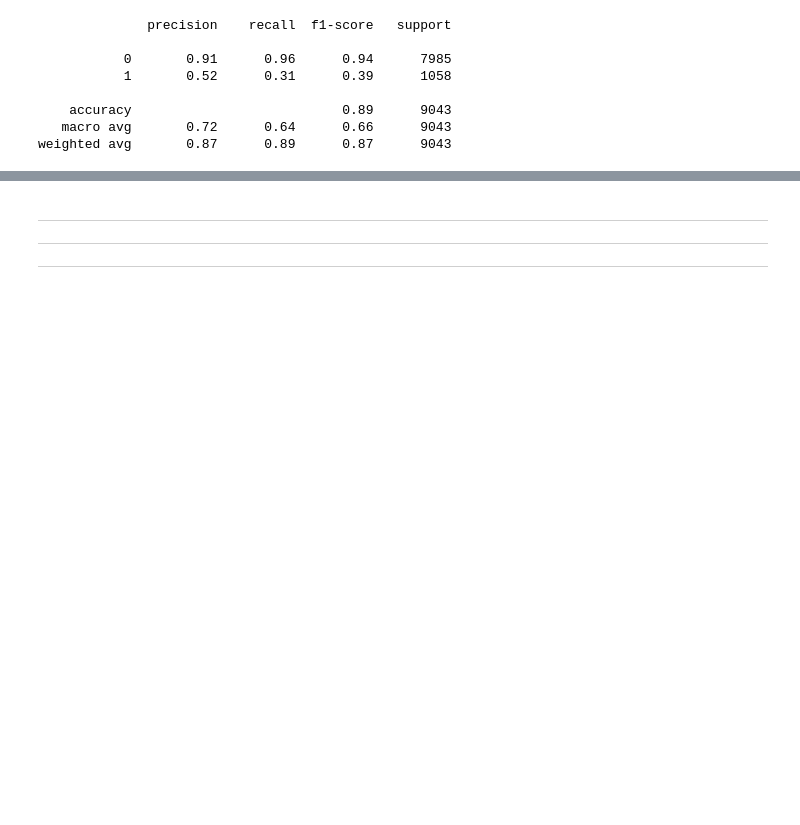
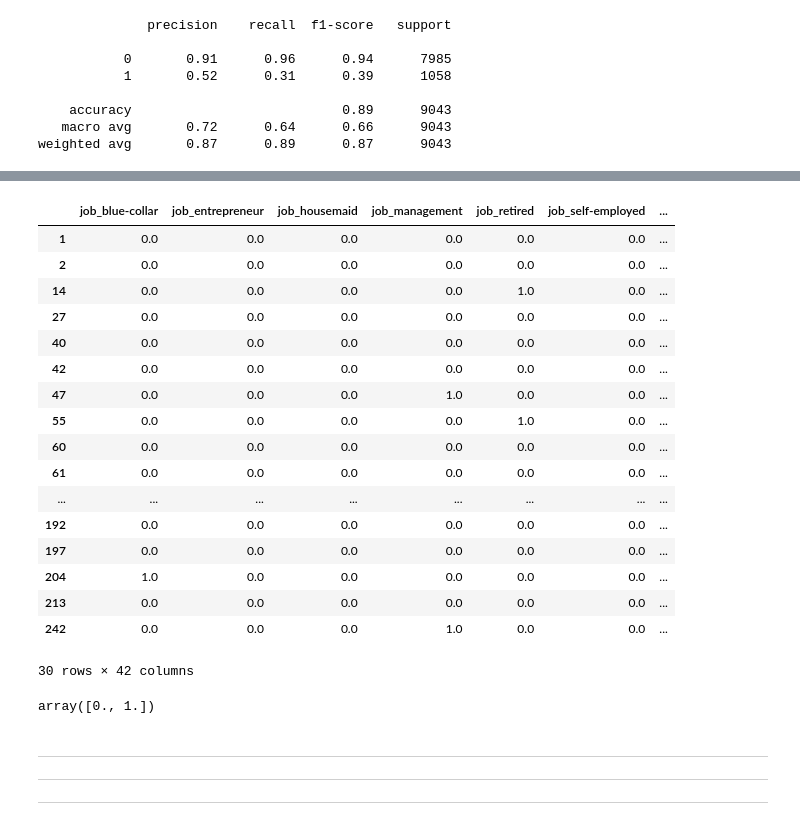
Before and after one commit to patriciacatandi/Lets_Code_DS_Degree_Alunos_ML, a Jupyter notebook: Módulo 9 - Machine Learning I/6_Bagging_Boosting/Random Forest.ipynb, the cells around one changed output, grey strips where cells are left out. Drawn from its saved outputs; the diff is of its cells as text; code cells hidden in the pictures; blank space fills up the shorter version.

Commit message:
adição smotenc

```diff
--- a/Módulo 9 - Machine Learning I/6_Bagging_Boosting/Random Forest.ipynb
+++ b/Módulo 9 - Machine Learning I/6_Bagging_Boosting/Random Forest.ipynb
@@ -596,0 +616,6 @@ weighted avg       0.87      0.89      0.87      9043
+# %%
+from imblearn.over_sampling import SMOTENC
+
+categorical_features = np.arange(0,35)
+# precisamos passar quais os índices das variáveis caetgóricas
+smotenc = SMOTENC(random_state=42, categorical_features=categorical_features)
@@ -596,0 +633,3 @@ weighted avg       0.87      0.89      0.87      9043
+# %%
+X_train_imb2, y_train_imb2 = smotenc.fit_resample(X_train, y_train)
+X_train_imb2
@@ -596,0 +650,13 @@ weighted avg       0.87      0.89      0.87      9043
+# %%
+from sklearn.model_selection import RandomizedSearchCV
+from sklearn.metrics import f1_score
+
+model_rfimb = RandomForestClassifier(random_state=42, class_weight='balanced')
+random = RandomizedSearchCV(model_rfimb, param_distributions=params_grid, return_train_score=True,
+                            cv=5, n_iter=50, scoring='f1', verbose=2)
+
+random.fit(X_train_imb2, y_train_imb2)
+
+y_pred_imb2 = random.predict(X_test)
+
+print(classification_report(y_test, y_pred_imb2))
@@ -597,3 +692,30 @@ weighted avg       0.87      0.89      0.87      9043
+# %%
+# Olhando como ficaram nossas amostras provindas do imbalance
+dff2 = pd.concat([X_train_imb2, pd.DataFrame(y_train_imb2)], axis=1)
+dff2[dff2[0]==1].head(30)
+# %% [output]
+|  | job_blue-collar | job_entrepreneur | job_housemaid | job_management | job_retired | job_self-employed | ... |
+| 1 | 0.0 | 0.0 | 0.0 | 0.0 | 0.0 | 0.0 | ... |
+| 2 | 0.0 | 0.0 | 0.0 | 0.0 | 0.0 | 0.0 | ... |
+| 14 | 0.0 | 0.0 | 0.0 | 0.0 | 1.0 | 0.0 | ... |
+| 27 | 0.0 | 0.0 | 0.0 | 0.0 | 0.0 | 0.0 | ... |
+| 40 | 0.0 | 0.0 | 0.0 | 0.0 | 0.0 | 0.0 | ... |
+| 42 | 0.0 | 0.0 | 0.0 | 0.0 | 0.0 | 0.0 | ... |
+| 47 | 0.0 | 0.0 | 0.0 | 1.0 | 0.0 | 0.0 | ... |
+| 55 | 0.0 | 0.0 | 0.0 | 0.0 | 1.0 | 0.0 | ... |
+| 60 | 0.0 | 0.0 | 0.0 | 0.0 | 0.0 | 0.0 | ... |
+| 61 | 0.0 | 0.0 | 0.0 | 0.0 | 0.0 | 0.0 | ... |
+| ... | ... | ... | ... | ... | ... | ... | ... |
+| 192 | 0.0 | 0.0 | 0.0 | 0.0 | 0.0 | 0.0 | ... |
+| 197 | 0.0 | 0.0 | 0.0 | 0.0 | 0.0 | 0.0 | ... |
+| 204 | 1.0 | 0.0 | 0.0 | 0.0 | 0.0 | 0.0 | ... |
+| 213 | 0.0 | 0.0 | 0.0 | 0.0 | 0.0 | 0.0 | ... |
+| 242 | 0.0 | 0.0 | 0.0 | 1.0 | 0.0 | 0.0 | ... |
+30 rows × 42 columns
+# %%
+dff2.job_management.unique()
+# %% [output]
+array([0., 1.])
 # %% [markdown]
 ___________
 ___________
```
Also changed, not shown: parts of 6 cells of this notebook.
